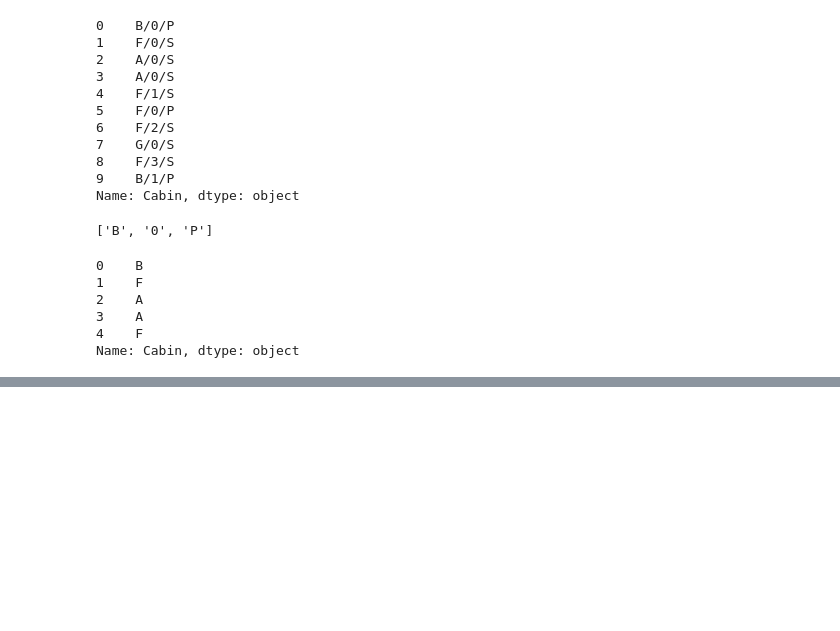
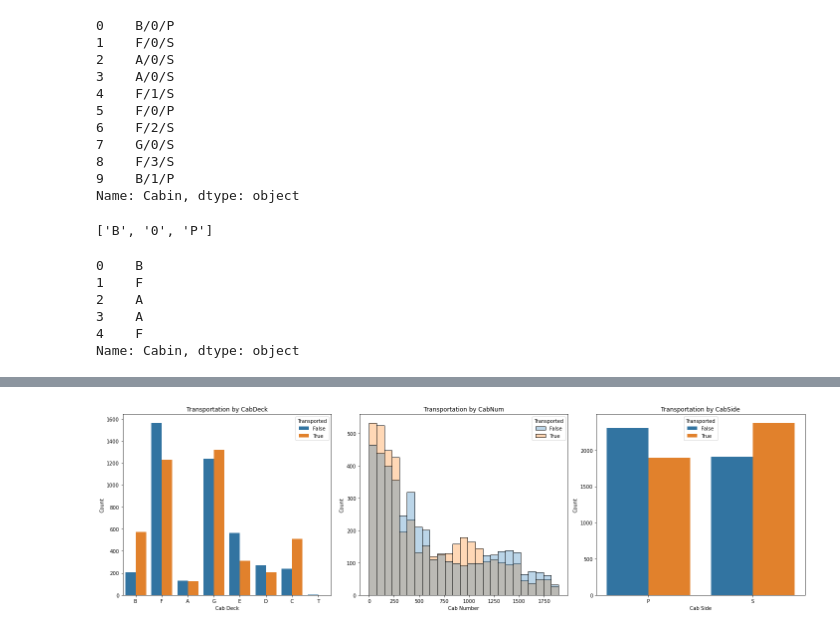
Before and after one commit to brianellis1997/Spaceship-Titanic, a Jupyter notebook: spaceship-titanic/Work.ipynb, the cells around one changed output, grey strips where cells are left out. Drawn from its saved outputs; the diff is of its cells as text; code cells hidden in the pictures; blank space fills up the shorter version.

```diff
--- a/spaceship-titanic/Work.ipynb
+++ b/spaceship-titanic/Work.ipynb
@@ -153,0 +209,17 @@ IndexError: list index out of range
+# %%
+import pandas as pd
+
+# Convert 'CabNum' to numeric, coercing errors to NaN
+train['CabNum'] = pd.to_numeric(train['CabNum'], errors='coerce')
+
+# Calculate the median of 'CabNum' after conversion
+median_cabnum = train['CabNum'].median()
+
+# Replace NaN values with the median
+train['CabNum'] = train['CabNum'].fillna(median_cabnum)
+
+# Convert to 'Int64' for nullable integer type
+train['CabNum'] = train['CabNum'].astype('Int64')
+
+# Display DataFrame info to confirm the updates
+train.info()
@@ -153,0 +259,27 @@ IndexError: list index out of range
+# %%
+# Setting up the figure and subplots
+fig, ax = plt.subplots(1, 3, figsize=(20, 6))  # Correct figsize and subplot creation
+
+# Plot for CabDeck
+sns.countplot(data=train, x='CabDeck', hue='Transported', ax=ax[0])
+ax[0].set_title("Transportation by CabDeck")  # Set title method corrected
+ax[0].set_xlabel('Cab Deck')
+ax[0].set_ylabel('Count')
+
+# Plot for CabNum
+sns.histplot(data=train, x='CabNum', hue='Transported', alpha = 0.3, ax=ax[1])
+ax[1].set_title("Transportation by CabNum")
+ax[1].set_xlabel('Cab Number')
+ax[1].set_ylabel('Count')
+
+# Plot for CabSide
+sns.countplot(data=train, x='CabSide', hue='Transported', ax=ax[2])
+ax[2].set_title("Transportation by CabSide")
+ax[2].set_xlabel('Cab Side')
+ax[2].set_ylabel('Count')
+
+# Adjust layout
+plt.tight_layout()
+plt.show()
+# %% [output]
+[figure, added]
```
Also changed, not shown: parts of 7 cells of this notebook.
